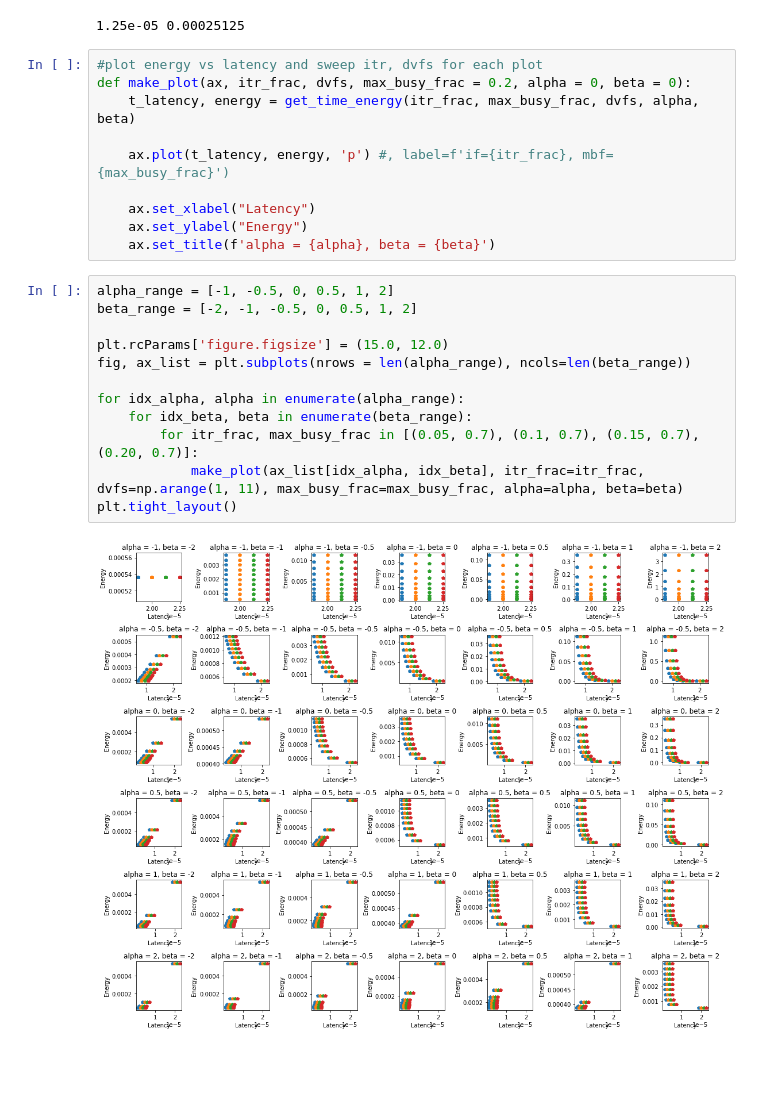
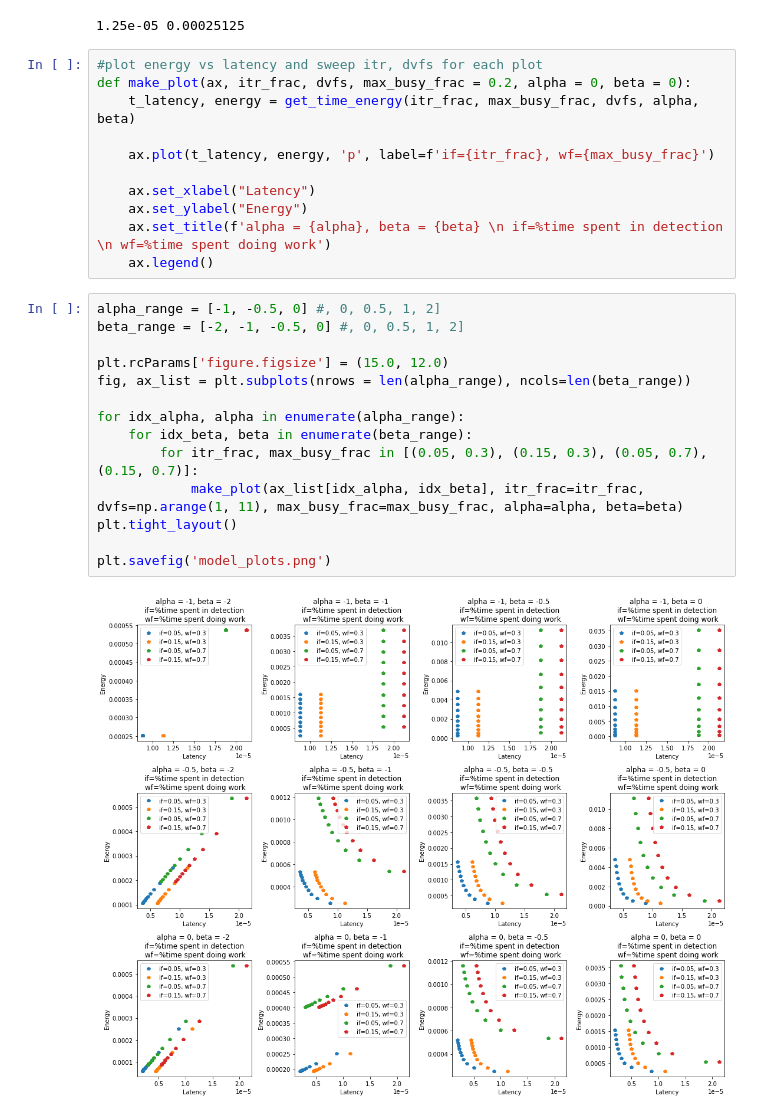
Before and after one commit to awadyn/nic-tuning-experiments, a Jupyter notebook: analysis/Simple models.ipynb, the cells around one changed output. Drawn from its saved outputs; the diff is of its cells as text; blank space fills up the shorter version.

Commit message:
plot updates

```diff
--- a/analysis/Simple models.ipynb
+++ b/analysis/Simple models.ipynb
@@ -254,22 +248,25 @@ print(t_latency, energy)
 def make_plot(ax, itr_frac, dvfs, max_busy_frac = 0.2, alpha = 0, beta = 0):
     t_latency, energy = get_time_energy(itr_frac, max_busy_frac, dvfs, alpha, beta)
 
-    ax.plot(t_latency, energy, 'p') #, label=f'if={itr_frac}, mbf={max_busy_frac}')
+    ax.plot(t_latency, energy, 'p', label=f'if={itr_frac}, wf={max_busy_frac}')
 
     ax.set_xlabel("Latency")
     ax.set_ylabel("Energy")
-    ax.set_title(f'alpha = {alpha}, beta = {beta}')
+    ax.set_title(f'alpha = {alpha}, beta = {beta} \n if=%time spent in detection \n wf=%time spent doing work')
+    ax.legend()
 # %%
-alpha_range = [-1, -0.5, 0, 0.5, 1, 2]
-beta_range = [-2, -1, -0.5, 0, 0.5, 1, 2]
+alpha_range = [-1, -0.5, 0] #, 0, 0.5, 1, 2]
+beta_range = [-2, -1, -0.5, 0] #, 0, 0.5, 1, 2]
 
 plt.rcParams['figure.figsize'] = (15.0, 12.0)
 fig, ax_list = plt.subplots(nrows = len(alpha_range), ncols=len(beta_range))
 
 for idx_alpha, alpha in enumerate(alpha_range):
     for idx_beta, beta in enumerate(beta_range):
-        for itr_frac, max_busy_frac in [(0.05, 0.7), (0.1, 0.7), (0.15, 0.7), (0.20, 0.7)]:
+        for itr_frac, max_busy_frac in [(0.05, 0.3), (0.15, 0.3), (0.05, 0.7), (0.15, 0.7)]:
             make_plot(ax_list[idx_alpha, idx_beta], itr_frac=itr_frac, dvfs=np.arange(1, 11), max_busy_frac=max_busy_frac, alpha=alpha, beta=beta)
 plt.tight_layout()
+
+plt.savefig('model_plots.png')
 # %% [output]
-[figure, old version]
+[figure, new version]
```
Also changed, not shown: parts of 1 cell of this notebook.
